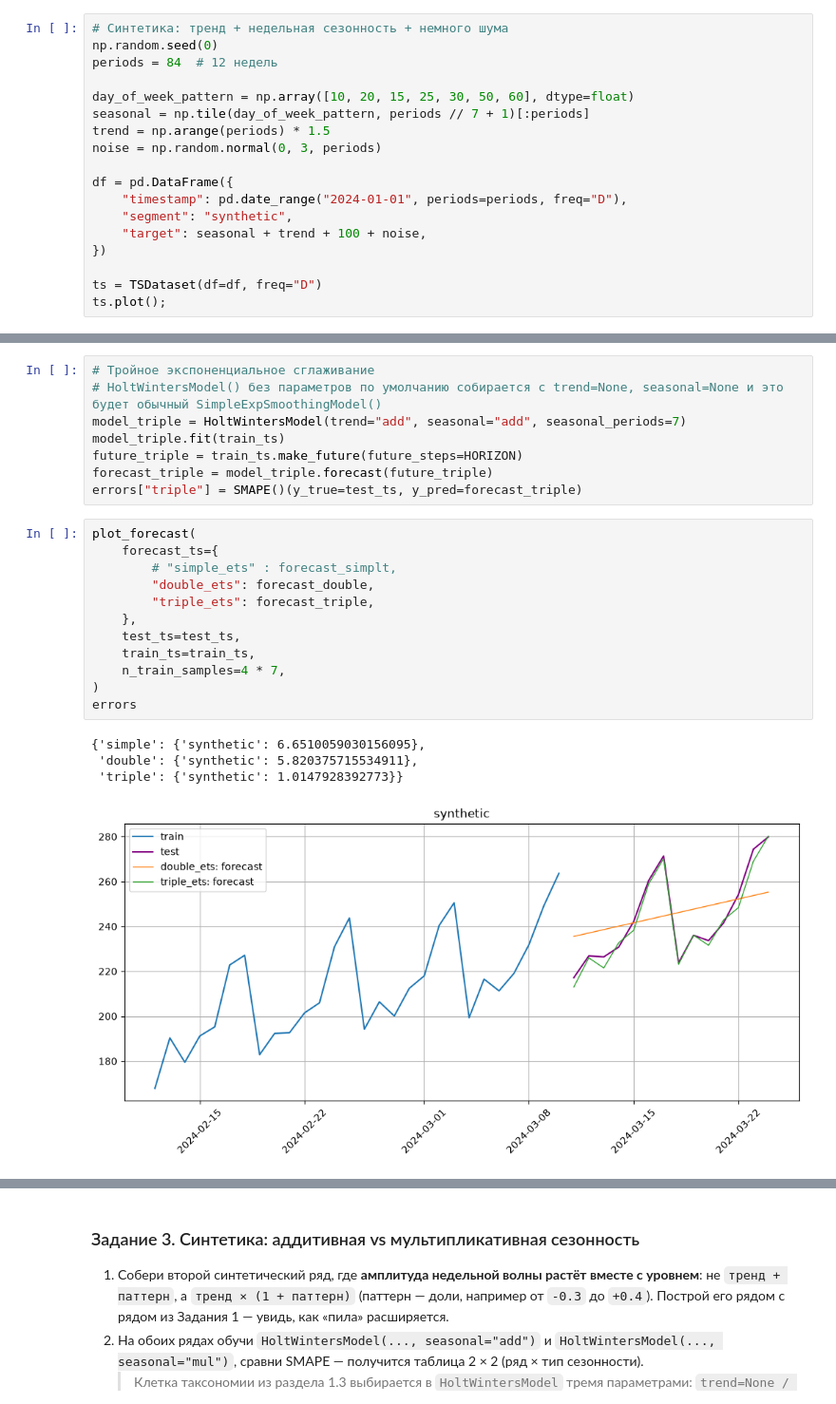
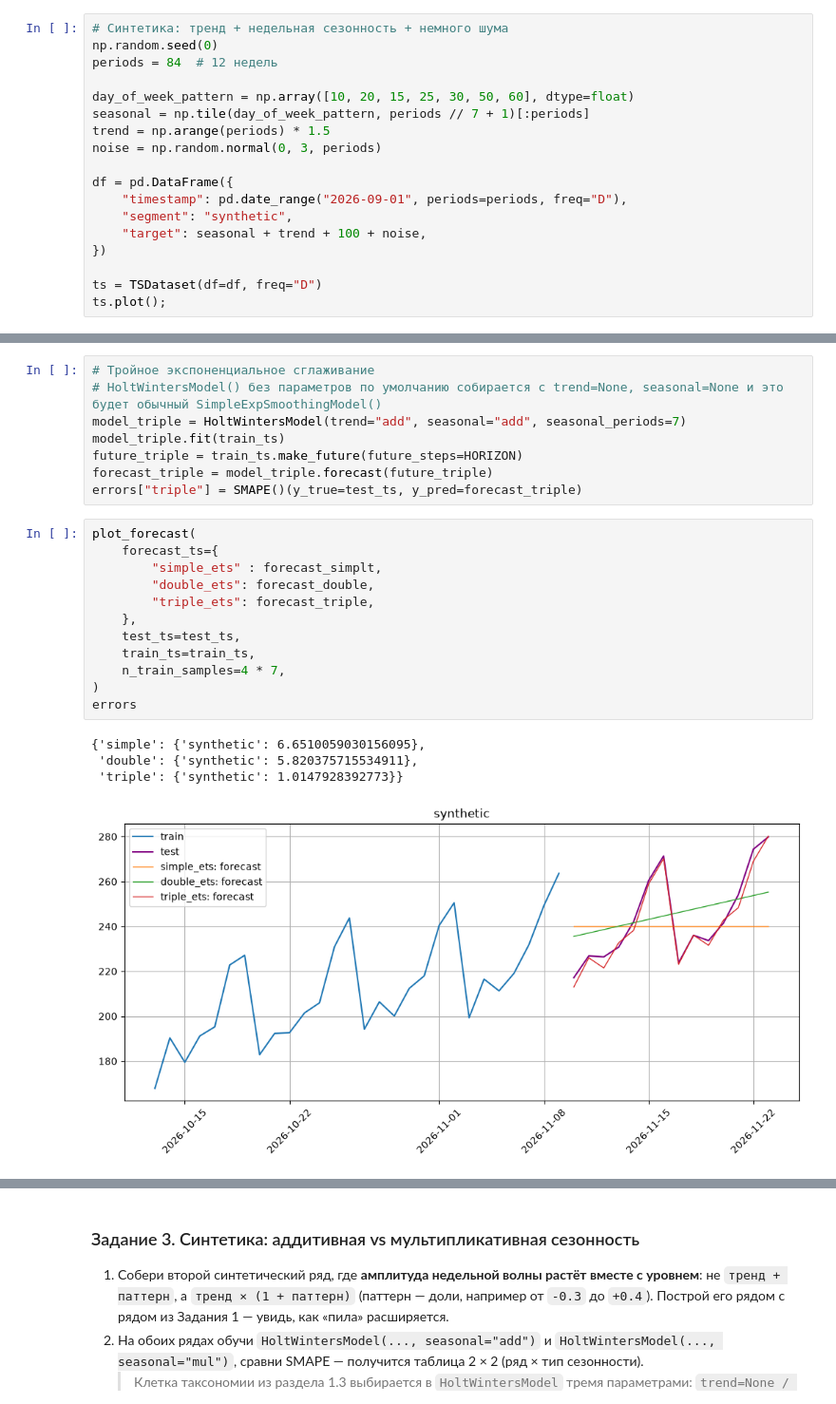
Before and after one commit to skv-analyst/study-etna, a Jupyter notebook: weeks/week-01-infra-and-classic-models/ch06-HoltWintersModel.ipynb, the cells around one changed output, grey strips where cells are left out. Shown at 95% size. Saved outputs shown, nothing was run; the diff lists cells and outputs as text.

```diff
--- a/weeks/week-01-infra-and-classic-models/ch06-HoltWintersModel.ipynb
+++ b/weeks/week-01-infra-and-classic-models/ch06-HoltWintersModel.ipynb
@@ -168,7 +168,7 @@ trend = np.arange(periods) * 1.5
 noise = np.random.normal(0, 3, periods)
 
 df = pd.DataFrame({
-    "timestamp": pd.date_range("2024-01-01", periods=periods, freq="D"),
+    "timestamp": pd.date_range("2026-09-01", periods=periods, freq="D"),
     "segment": "synthetic",
     "target": seasonal + trend + 100 + noise,
 })
@@ -207,20 +206,20 @@ errors["triple"] = SMAPE()(y_true=test_ts, y_pred=forecast_triple)
 # %%
 plot_forecast(
     forecast_ts={
-        # "simple_ets" : forecast_simplt,
+        "simple_ets" : forecast_simplt,
         "double_ets": forecast_double,
         "triple_ets": forecast_triple,
     },
     test_ts=test_ts,
     train_ts=train_ts,
     n_train_samples=4 * 7,
 )
 errors
 # %% [output]
 {'simple': {'synthetic': 6.6510059030156095},
  'double': {'synthetic': 5.820375715534911},
  'triple': {'synthetic': 1.0147928392773}}
-[figure, old version]
+[figure, new version]
 # %%
 # Тройное экспоненциальное сглаживание с НЕПРАВИЛЬНЫМ периодом: seasonal_periods=5 вместо 7
 model_triple_error = HoltWintersModel(trend="add", seasonal="add", seasonal_periods=5)
```
Also changed, not shown: parts of 37 cells of this notebook.
